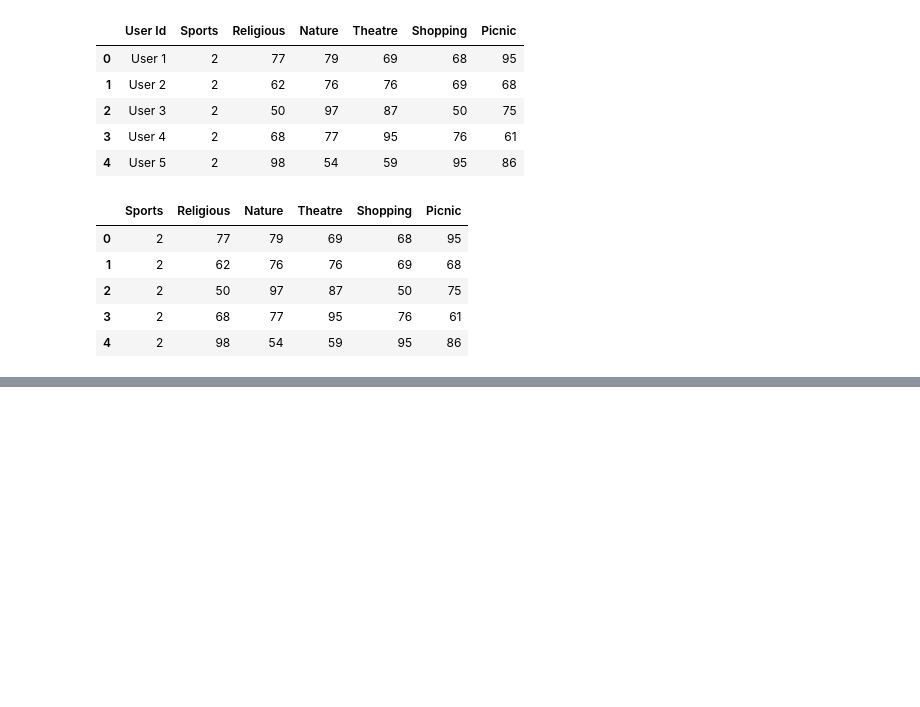
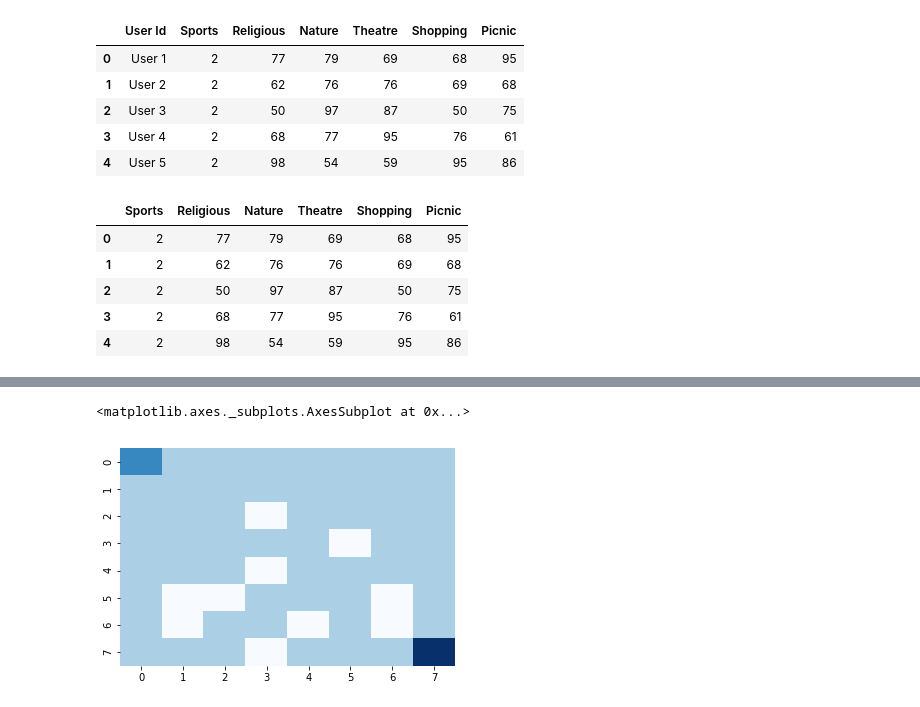
Before and after one commit to ale-wyss/uah_unsup_and_rei_learning, a Jupyter notebook: UnsupervisedAndReinforcementLearning_Assigment.ipynb, the cells around one changed output, grey strips where cells are left out. Saved outputs shown, nothing was run; the diff lists cells and outputs as text; code cells hidden in the pictures; blank space fills up the shorter version.

```diff
--- a/UnsupervisedAndReinforcementLearning_Assigment.ipynb
+++ b/UnsupervisedAndReinforcementLearning_Assigment.ipynb
@@ -191,0 +402,24 @@ For n_clusters = 8 The average silhouette_score is : 0.3054187605036031
+# %%
+map_list = ['S','F','F','F','F','F','F','F',
+            'F','F','F','F','F','F','F','F',
+            'F','F','F','H','F','F','F','F',
+            'F','F','F','F','F','H','F','F',
+            'F','F','F','H','F','F','F','F',
+            'F','H','H','F','F','F','H','F',
+            'F','H','F','F','H','F','H','F',
+            'F','F','F','H','F','F','F','G']
+
+map_n_list = [None] * 8 * 8
+
+for i in range(0, len(map_n_list)):
+    if map_list[i] == 'S': map_n_list[i] = 2
+    if map_list[i] == 'G': map_n_list[i] = 3
+    if map_list[i] == 'F': map_n_list[i] = 1
+    if map_list[i] == 'H': map_n_list[i] = 0
+
+map_arr = np.array(map_n_list).reshape(8,8)
+# %%
+sns.heatmap(map_arr,  cmap="Blues", cbar=False)
+# %% [output]
+<matplotlib.axes._subplots.AxesSubplot at 0x...>
+[figure, added]
```
Also changed, not shown: parts of 21 cells of this notebook.
